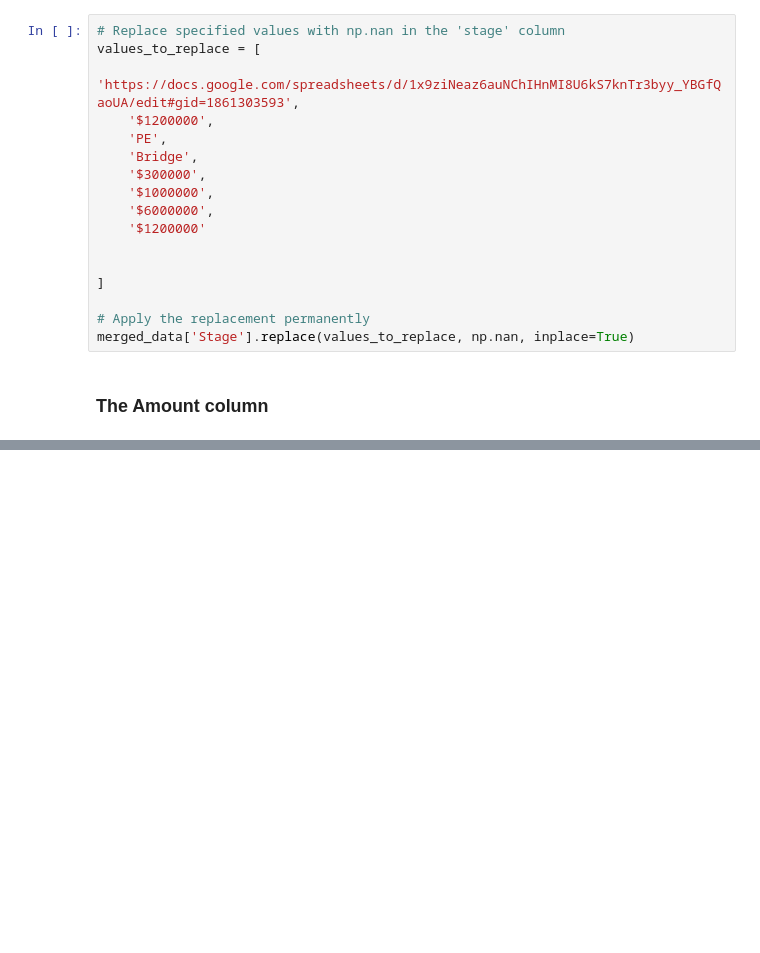
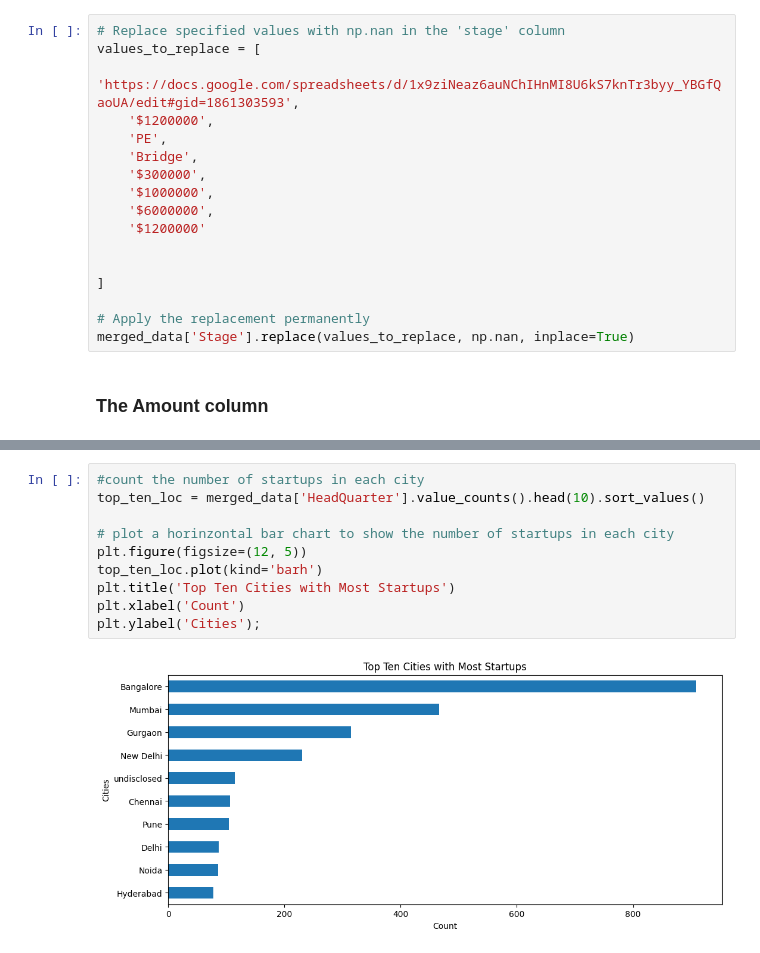
Before and after one commit to lizjelimo/LP1-2, a Jupyter notebook: notebooks/main.ipynb, the cells around one changed output, grey strips where cells are left out. Drawn from its saved outputs; the diff is of its cells as text; blank space fills up the shorter version.

```diff
--- a/notebooks/main.ipynb
+++ b/notebooks/main.ipynb
@@ -349,0 +692,12 @@ merged_data['Stage'].replace(values_to_replace, np.nan, inplace=True)
+# %%
+#count the number of startups in each city
+top_ten_loc = merged_data['HeadQuarter'].value_counts().head(10).sort_values()
+
+# plot a horinzontal bar chart to show the number of startups in each city
+plt.figure(figsize=(12, 5))
+top_ten_loc.plot(kind='barh')
+plt.title('Top Ten Cities with Most Startups')
+plt.xlabel('Count')
+plt.ylabel('Cities');
+# %% [output]
+[figure, added]
```
Also changed, not shown: parts of 28 cells of this notebook.
